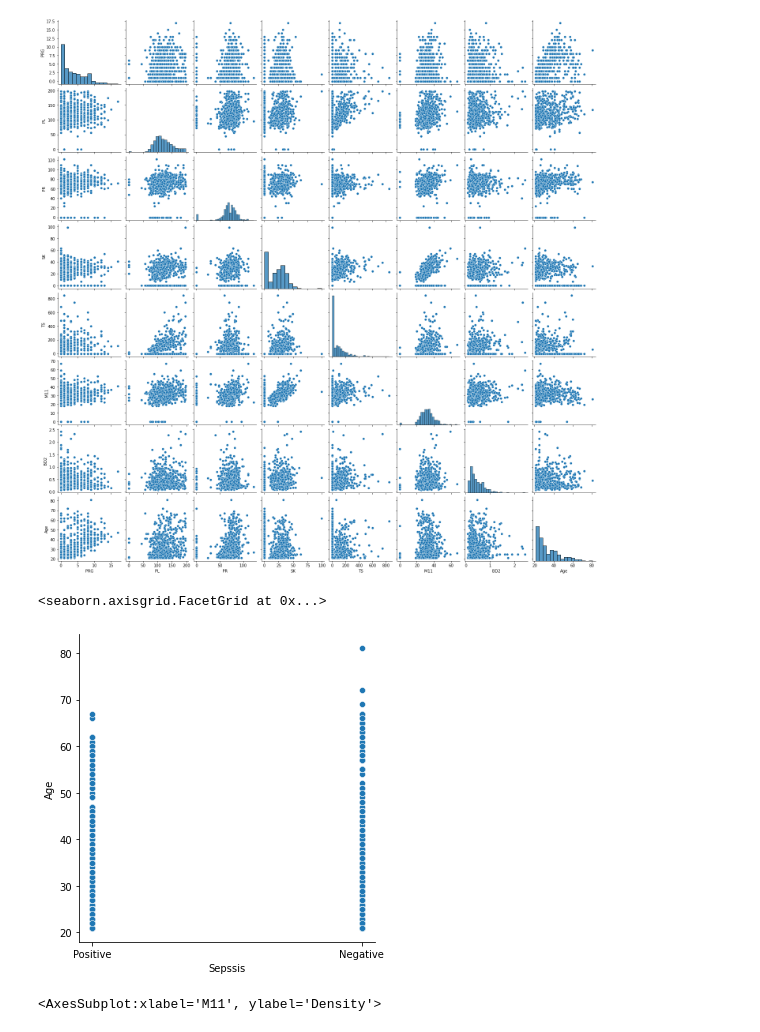
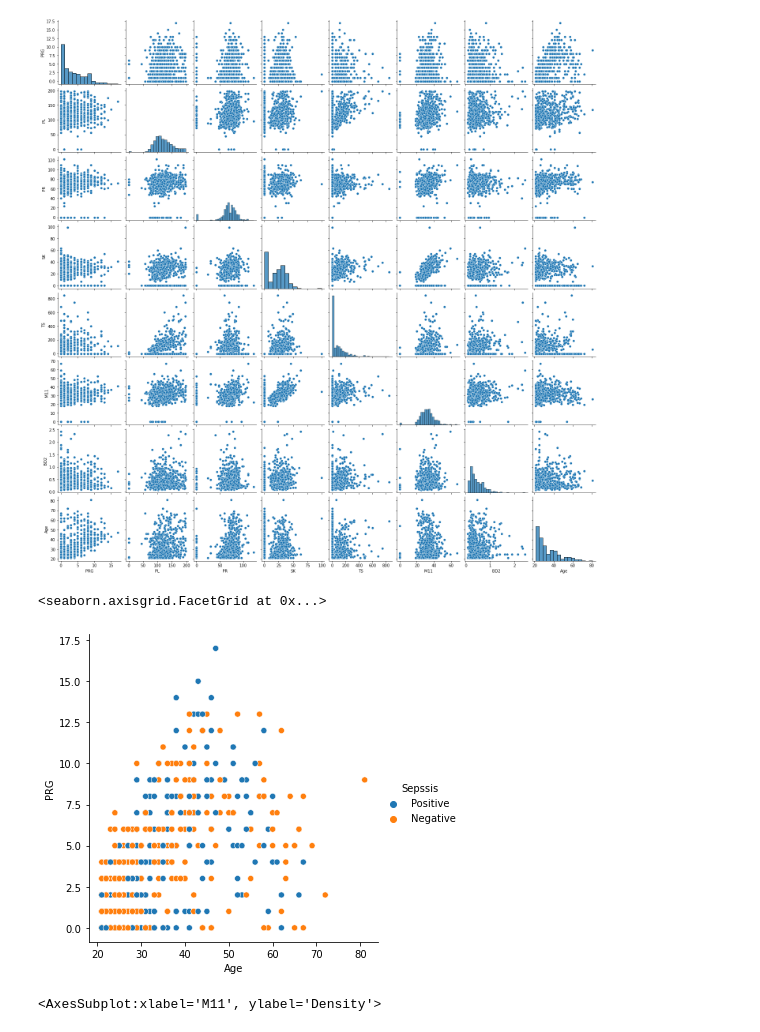
Before and after one commit to mixmav/machine-learning-A1-RMIT, a Jupyter notebook: solution/s3783375.ipynb, the cells around one changed output. Drawn from its saved outputs; the diff is of its cells as text; code cells hidden in the pictures.

```diff
--- a/solution/s3783375.ipynb
+++ b/solution/s3783375.ipynb
@@ -112,10 +117,10 @@ sns.pairplot(patients)
 <seaborn.axisgrid.PairGrid at 0x...>
 [figure]
 # %%
-sns.relplot(x='Sepssis', y='Age', data=patients)
+sns.relplot(x='Age', y='PRG', data=patients, hue='Sepssis')
 # %% [output]
 <seaborn.axisgrid.FacetGrid at 0x...>
-[figure, old version]
+[figure, new version]
 # %%
 sns.distplot(patients['M11'])
 # %% [output]
```
Also changed, not shown: parts of 10 cells of this notebook, 1 other file.
